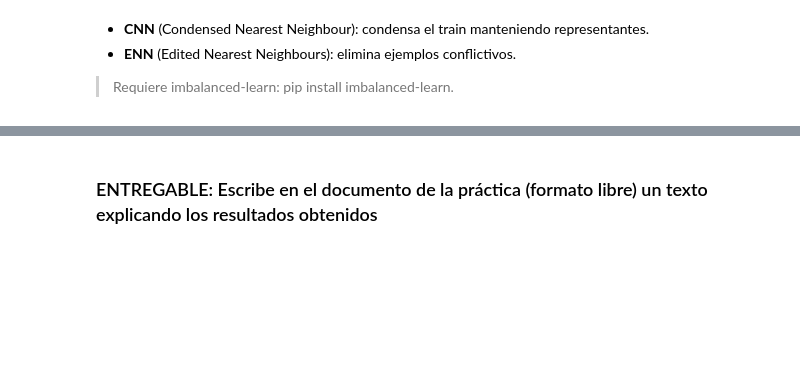
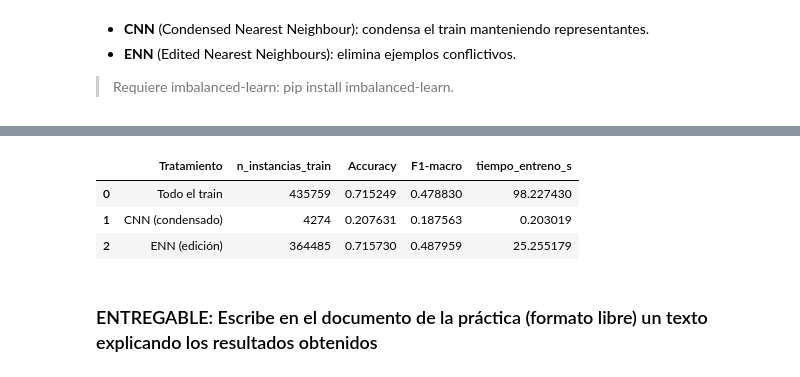
Before and after one commit to Samuels04/University, a Jupyter notebook: 4th Year/IntNeg/Práctica 2/practica2.ipynb, the cells around one changed output, grey strips where cells are left out. Cells and saved outputs as stored; diff of their text form; code cells hidden in the pictures; blank space fills up the shorter version.

```diff
--- a/4th Year/IntNeg/Práctica 2/practica2.ipynb
+++ b/4th Year/IntNeg/Práctica 2/practica2.ipynb
@@ -626,3 +737,19 @@ pd.DataFrame(
+# %%
+pd.DataFrame(
+    rows,
+    columns=[
+        "Tratamiento",
+        "n_instancias_train",
+        "Accuracy",
+        "F1-macro",
+        "tiempo_entreno_s",
+    ],
+)
+# %% [output]
+|  | Tratamiento | n_instancias_train | Accuracy | F1-macro | tiempo_entreno_s |
+| 0 | Todo el train | 435759 | 0.715249 | 0.478830 | 98.227430 |
+| 1 | CNN (condensado) | 4274 | 0.207631 | 0.187563 | 0.203019 |
+| 2 | ENN (edición) | 364485 | 0.715730 | 0.487959 | 25.255179 |
 # %%
 # OPCIONAL: Usa un dataset de regresión
 # %% [markdown]
```
Also changed, not shown: parts of 14 cells of this notebook, 1 other file.
